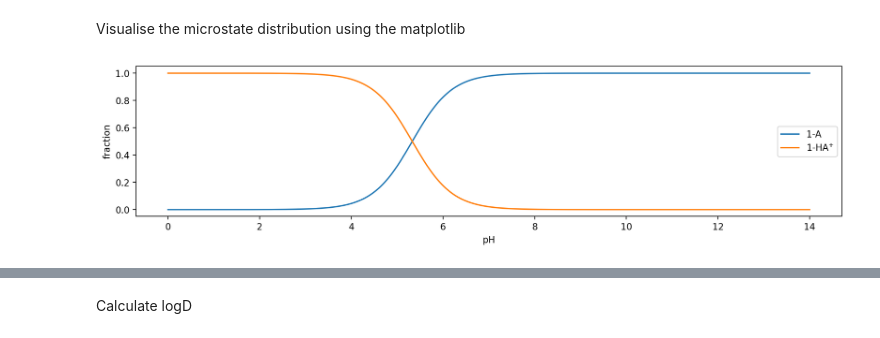
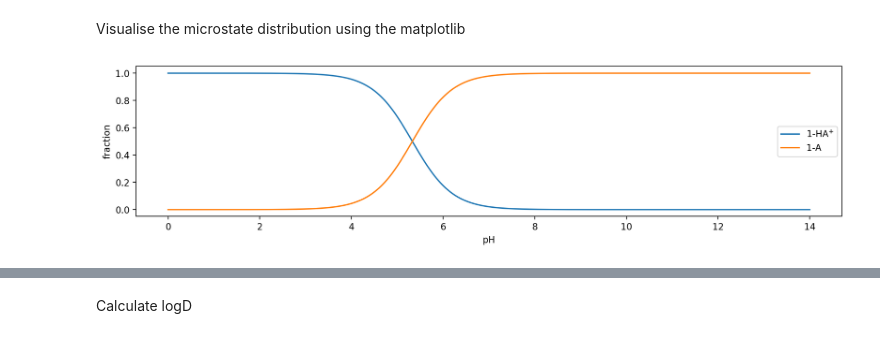
Before and after one commit to finlayiainmaclean/unipka, a Jupyter notebook: example.ipynb, the cells around one changed output, grey strips where cells are left out. Saved outputs shown, nothing was run; the diff lists cells and outputs as text; code cells hidden in the pictures.

```diff
--- a/example.ipynb
+++ b/example.ipynb
@@ -2,8 +2,9 @@
 import unipka
 from rdkit import Chem
 from rdkit.Chem import AllChem
+import numpy as np
 
-calc = unipka.UnipKa()
+calc = unipka.UnipKa(use_simple_smarts=True)
 # %% [markdown]
 Get microstate distribution at target pH
 # %%
@@ -64,9 +67,9 @@ Widget(data='[{"population": 4.682936127350981e-06, "smiles": "c1ccncc1", "charg
 # %% [markdown]
 Visualise the microstate distribution using the matplotlib
 # %%
-calc.draw_distribution("c1ccncc1", mode="matplotlib")
+calc.draw_distribution("c1cc[nH+]cc1", mode="matplotlib")
 # %% [output]
-[figure, old version]
+[figure, new version]
 [drawing not drawn]
 [drawing not drawn]
 # %% [markdown]
```
Also changed, not shown: parts of 6 cells of this notebook, 3 other files.
